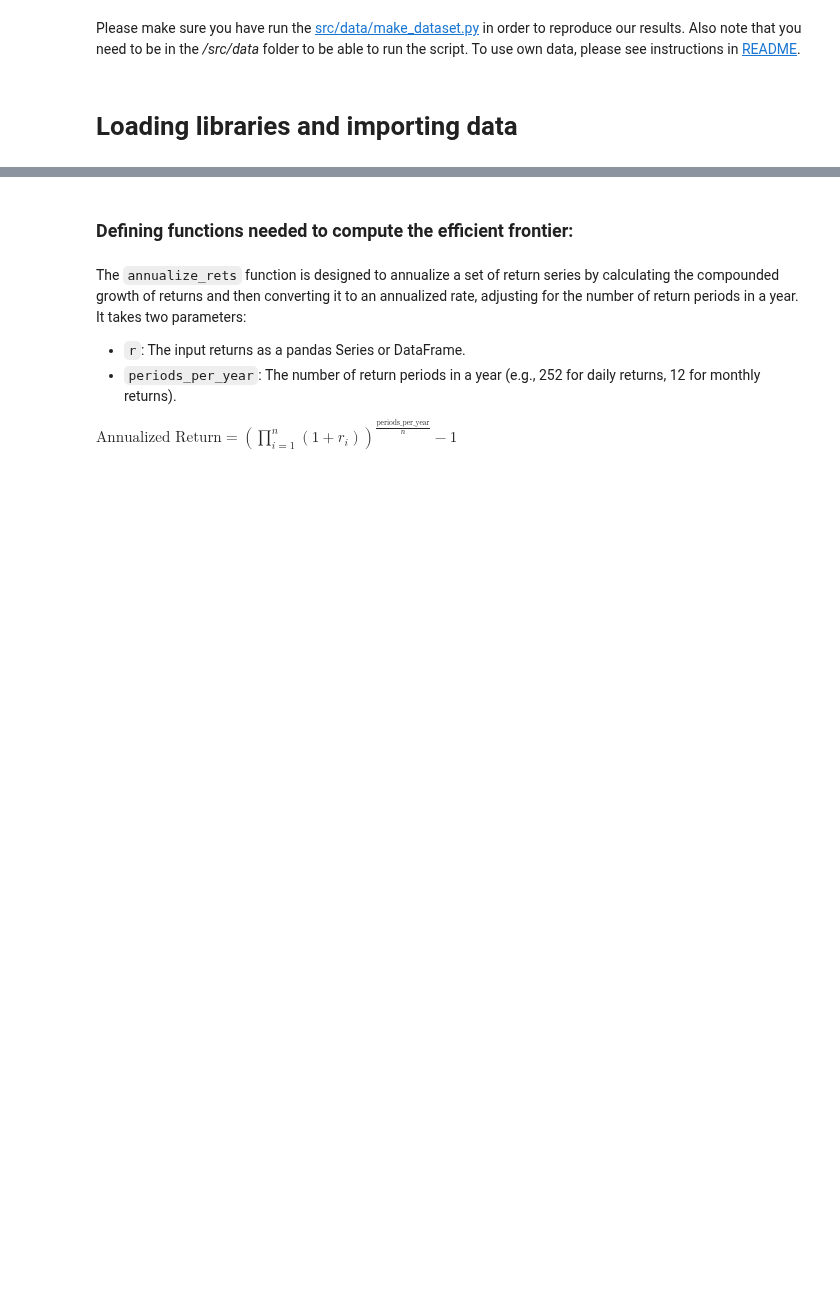
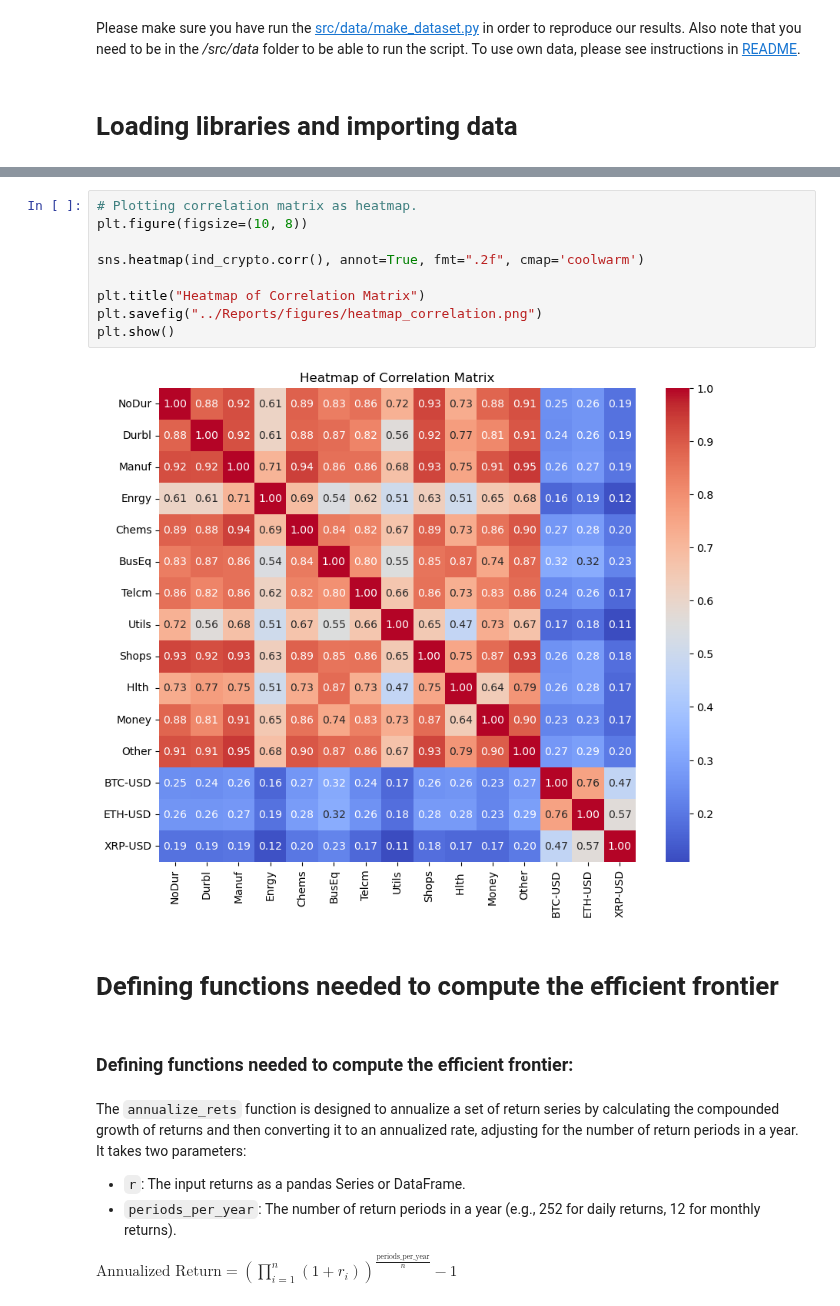
Before and after one commit to fairwayfinder/crypto-mean-variance-frontier, a Jupyter notebook: notebooks/MAIN.ipynb, the cells around one changed output, grey strips where cells are left out. Cells and saved outputs as stored; diff of their text form; blank space fills up the shorter version.

```diff
--- a/notebooks/MAIN.ipynb
+++ b/notebooks/MAIN.ipynb
@@ -73,3 +43,16 @@ ind_crypto
+# %%
+# Plotting correlation matrix as heatmap.
+plt.figure(figsize=(10, 8))
+
+sns.heatmap(ind_crypto.corr(), annot=True, fmt=".2f", cmap='coolwarm')
+
+plt.title("Heatmap of Correlation Matrix")
+plt.savefig("../Reports/figures/heatmap_correlation.png")
+plt.show()
+# %% [output]
+[figure, added]
+# %% [markdown]
+# Defining functions needed to compute the efficient frontier
 # %% [markdown]
 ### Defining functions needed to compute the efficient frontier:
 # %% [markdown]
```
Also changed, not shown: parts of 14 cells of this notebook, 3 other files.
